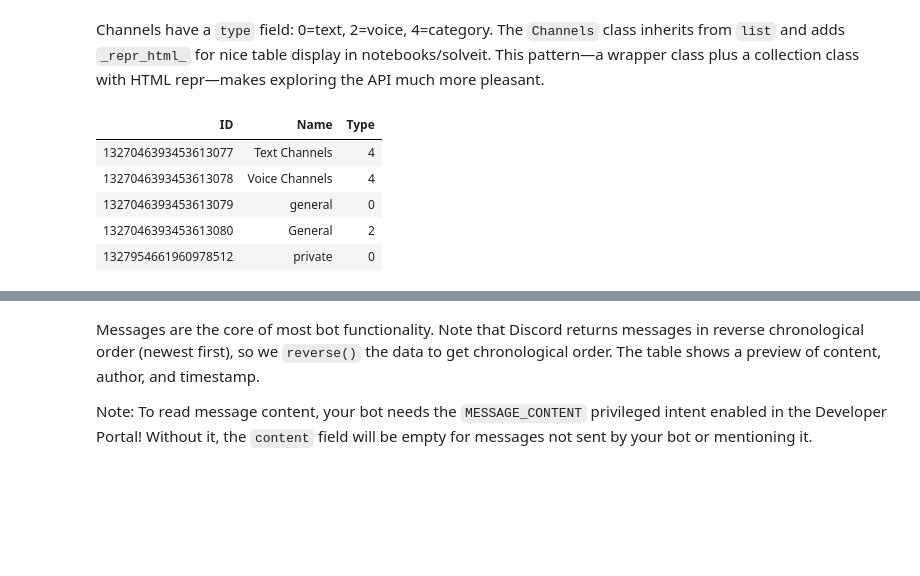
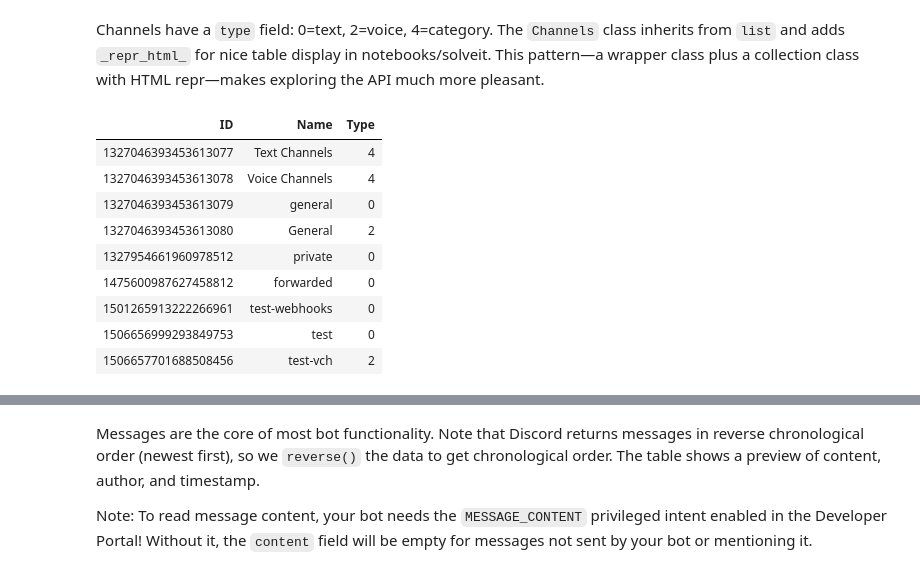
Before and after one commit to AnswerDotAI/cordslite, a Jupyter notebook: nbs/00_core.ipynb, the cells around one changed output, grey strips where cells are left out. Drawn from its saved outputs; the diff is of its cells as text; code cells hidden in the pictures; blank space fills up the shorter version.

```diff
--- a/nbs/00_core.ipynb
+++ b/nbs/00_core.ipynb
@@ -151,15 +154,19 @@ async def channels(self:Guild, limit=None):
     if limit: data = data[:limit]
     return self.coll('Channel', data)
 # %%
-chs = await gld.channels(5)
+chs = await gld.channels()
 chs
 # %% [output]
 | ID | Name | Type |
 | 1327046393453613077 | Text Channels | 4 |
 | 1327046393453613078 | Voice Channels | 4 |
 | 1327046393453613079 | general | 0 |
 | 1327046393453613080 | General | 2 |
 | 1327954661960978512 | private | 0 |
+| 1475600987627458812 | forwarded | 0 |
+| 1501265913222266961 | test-webhooks | 0 |
+| 1506656999293849753 | test | 0 |
+| 1506657701688508456 | test-vch | 2 |
 # %%
 #| export
 @patch
```
Also changed, not shown: parts of 23 cells of this notebook, 4 other files.
